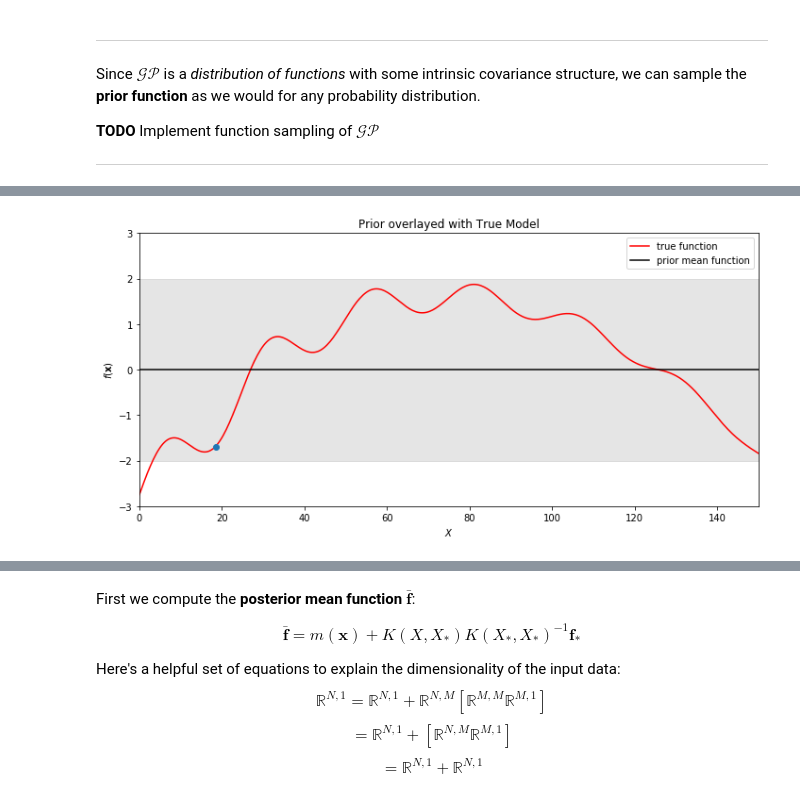
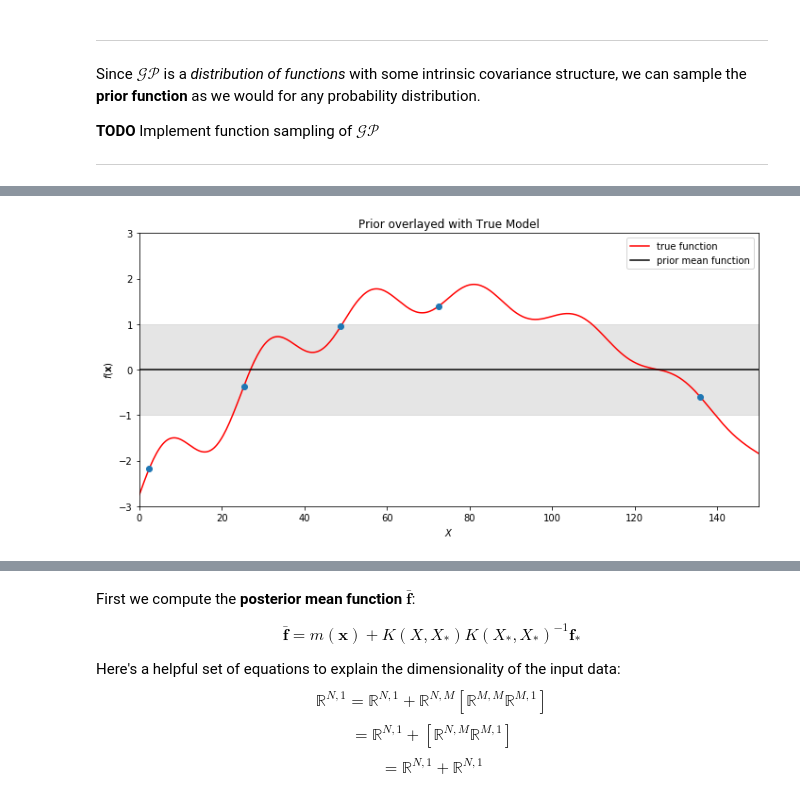
Before and after one commit to jerdra/statistical_models, a Jupyter notebook: notebooks/tutorials/gaussian_processes/gaussian_processes.ipynb, the cells around one changed output, grey strips where cells are left out. Drawn from its saved outputs; the diff is of its cells as text; code cells hidden in the pictures.

```diff
--- a/notebooks/tutorials/gaussian_processes/gaussian_processes.ipynb
+++ b/notebooks/tutorials/gaussian_processes/gaussian_processes.ipynb
@@ -211,30 +178,35 @@ print(samp_x,samp_fx)
+# %%
+#Pick training data to fit regressor on
+n_samps = 5
+X = np.random.uniform(0,150,size=(n_samps,1))
+f = true_func(X).reshape((n_samps,1))
 # %%
 #Make figure canvas
 fig = plt.figure(figsize=(10,5))
 ax = fig.add_subplot(111)
 
 #Visualize the true model
 ax.plot(x,y,'r', label='true function')
 
 #Visualize the GP prior with 95% confidence zone
 
-#Mean function
+#Mean function of prior
 ax.plot(x,m_x,'k',label='prior mean function')
-ax.plot(samp_x,samp_fx,'o')
+ax.plot(X,f,'o')
 
 #95% confidence interval (Z distribution) using diagonal of prior covariance function
-plt.fill_between(x[:,0],m_x[:,0] - 2*K.diagonal(), m_x[:,0] + 2*K.diagonal(),color='grey', alpha=0.2)
+plt.fill_between(x[:,0],m_x[:,0] - np.sqrt(K.diagonal()), m_x[:,0] + np.sqrt(K.diagonal()),color='grey', alpha=0.2)
 
 #Set figure properties
 ax.set_xlabel(r'$X$')
 ax.set_ylabel(r'$f(\mathbf{x})$')
 ax.set_title('Prior overlayed with True Model')
 ax.set_xlim(left=0,right=150)
 ax.set_ylim(bottom=-3,top=3)
 plt.tight_layout()
 plt.legend()
 
 plt.savefig('./figures/sample_point.png')
 plt.show()
 # %% [output]
-[figure, old version]
+[figure, new version]
```
Also changed, not shown: parts of 28 cells of this notebook.
